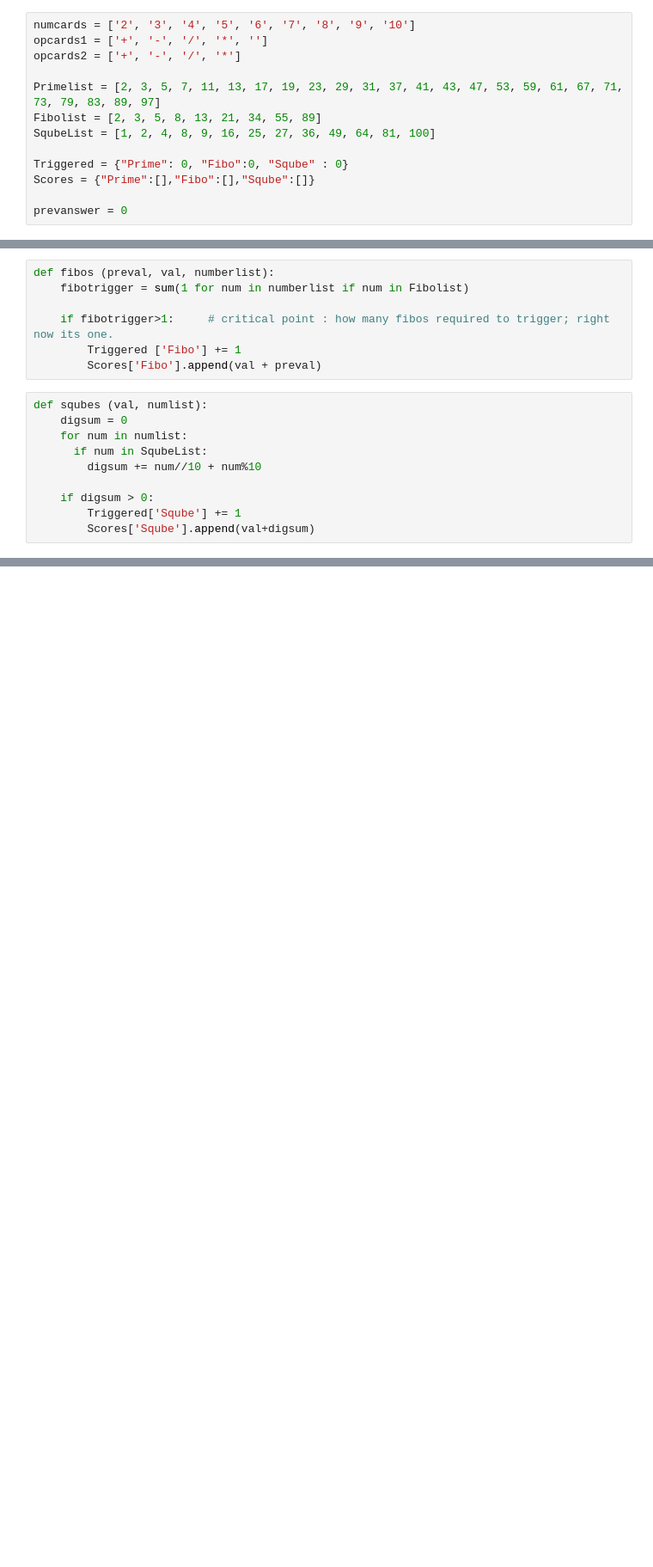
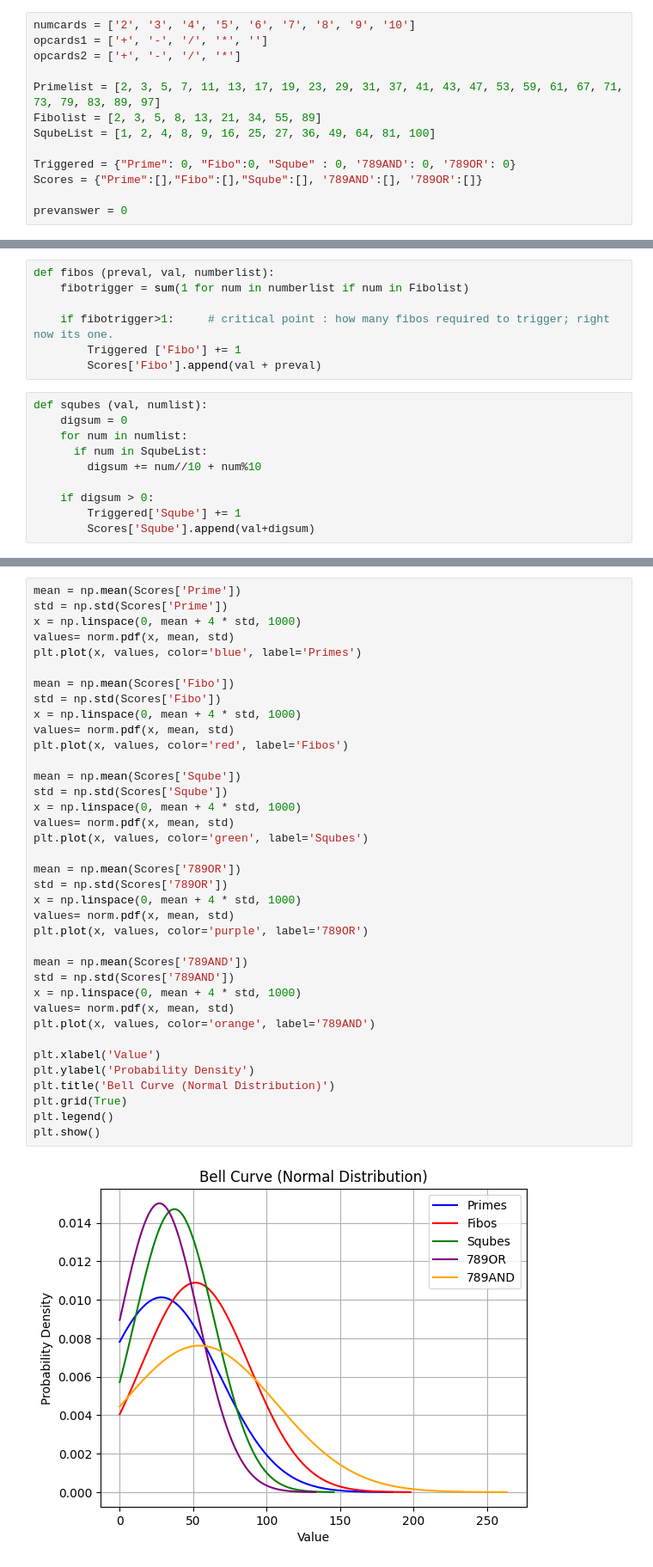
Before and after one commit to TheVinculum/Mathscryption, a Jupyter notebook: ACE/mainprogjupyter.ipynb, the cells around one changed output, grey strips where cells are left out. Shown at 86% size. Drawn from its saved outputs; the diff is of its cells as text; blank space fills up the shorter version.

```diff
--- a/ACE/mainprogjupyter.ipynb
+++ b/ACE/mainprogjupyter.ipynb
@@ -13,8 +14,8 @@ Primelist = [2, 3, 5, 7, 11, 13, 17, 19, 23, 29, 31, 37, 41, 43, 47, 53, 59, 61,
 Fibolist = [2, 3, 5, 8, 13, 21, 34, 55, 89]
 SqubeList = [1, 2, 4, 8, 9, 16, 25, 27, 36, 49, 64, 81, 100]
 
-Triggered = {"Prime": 0, "Fibo":0, "Sqube" : 0}
-Scores = {"Prime":[],"Fibo":[],"Sqube":[]}
+Triggered = {"Prime": 0, "Fibo":0, "Sqube" : 0, '789AND': 0, '789OR': 0}
+Scores = {"Prime":[],"Fibo":[],"Sqube":[], '789AND':[], '789OR':[]}
 
 prevanswer = 0
 # %%
@@ -95,0 +129,39 @@ print(Triggered)
+# %%
+mean = np.mean(Scores['Prime'])
+std = np.std(Scores['Prime'])
+x = np.linspace(0, mean + 4 * std, 1000)
+values= norm.pdf(x, mean, std)
+plt.plot(x, values, color='blue', label='Primes')
+
+mean = np.mean(Scores['Fibo'])
+std = np.std(Scores['Fibo'])
+x = np.linspace(0, mean + 4 * std, 1000)
+values= norm.pdf(x, mean, std)
+plt.plot(x, values, color='red', label='Fibos')
+
+mean = np.mean(Scores['Sqube'])
+std = np.std(Scores['Sqube'])
+x = np.linspace(0, mean + 4 * std, 1000)
+values= norm.pdf(x, mean, std)
+plt.plot(x, values, color='green', label='Squbes')
+
+mean = np.mean(Scores['789OR'])
+std = np.std(Scores['789OR'])
+x = np.linspace(0, mean + 4 * std, 1000)
+values= norm.pdf(x, mean, std)
+plt.plot(x, values, color='purple', label='789OR')
+
+mean = np.mean(Scores['789AND'])
+std = np.std(Scores['789AND'])
+x = np.linspace(0, mean + 4 * std, 1000)
+values= norm.pdf(x, mean, std)
+plt.plot(x, values, color='orange', label='789AND')
+
+plt.xlabel('Value')
+plt.ylabel('Probability Density')
+plt.title('Bell Curve (Normal Distribution)')
+plt.grid(True)
+plt.legend()
+plt.show()
+# %% [output]
+[figure, added]
```
Also changed, not shown: parts of 7 cells of this notebook.
